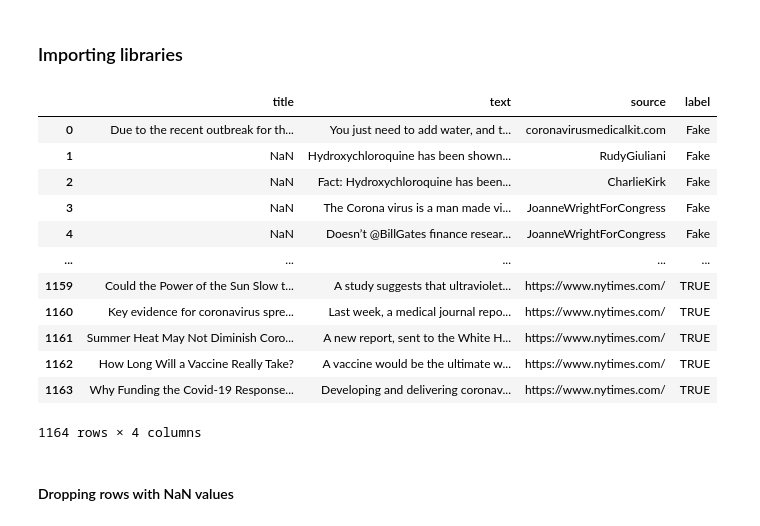
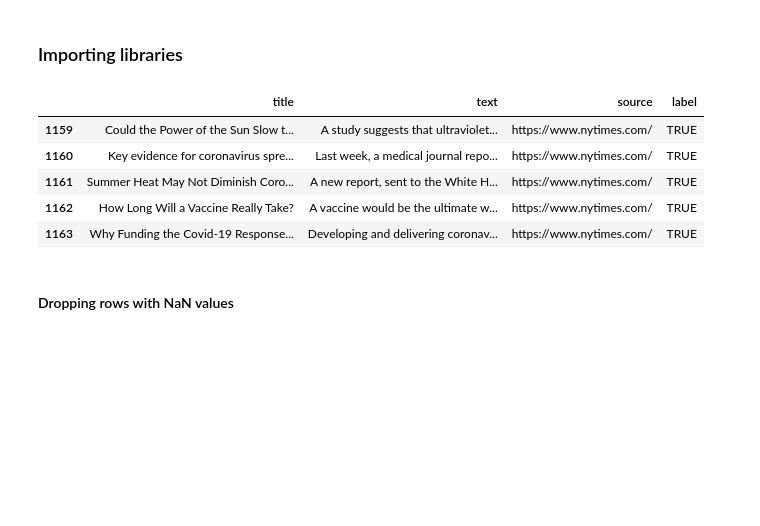
Before and after one commit to laxmikantbpandhare/CMPE257-Detect-Covid19-Misinformation, a Jupyter notebook: Covid-Information-Binary-Classification.ipynb, the cells around one changed output. Cells and saved outputs as stored; diff of their text form; code cells hidden in the pictures; blank space fills up the shorter version.

```diff
--- a/Covid-Information-Binary-Classification.ipynb
+++ b/Covid-Information-Binary-Classification.ipynb
@@ -41,21 +41,14 @@ import pandas as pd
 import numpy as np
 # %%
 df = pd.read_csv('https://raw.githubusercontent.com/priyanshi9692/CMPE257-Detect-Covid19-Misinformation/main/corona_fake.csv')
-df
+df.tail()
 # %% [output]
 |  | title | text | source | label |
-| 0 | Due to the recent outbreak for th... | You just need to add water, and t... | coronavirusmedicalkit.com | Fake |
-| 1 | NaN | Hydroxychloroquine has been shown... | RudyGiuliani | Fake |
-| 2 | NaN | Fact: Hydroxychloroquine has been... | CharlieKirk | Fake |
-| 3 | NaN | The Corona virus is a man made vi... | JoanneWrightForCongress | Fake |
-| 4 | NaN | Doesn’t @BillGates finance resear... | JoanneWrightForCongress | Fake |
-| ... | ... | ... | ... | ... |
 | 1159 | Could the Power of the Sun Slow t... | A study suggests that ultraviolet... | https://www.nytimes.com/ | TRUE |
 | 1160 | Key evidence for coronavirus spre... | Last week, a medical journal repo... | https://www.nytimes.com/ | TRUE |
 | 1161 | Summer Heat May Not Diminish Coro... | A new report, sent to the White H... | https://www.nytimes.com/ | TRUE |
 | 1162 | How Long Will a Vaccine Really Take? | A vaccine would be the ultimate w... | https://www.nytimes.com/ | TRUE |
 | 1163 | Why Funding the Covid-19 Response... | Developing and delivering coronav... | https://www.nytimes.com/ | TRUE |
-1164 rows × 4 columns
 # %% [markdown]
 #### Dropping rows with NaN values
 # %%
```
Also changed, not shown: parts of 18 cells of this notebook.
